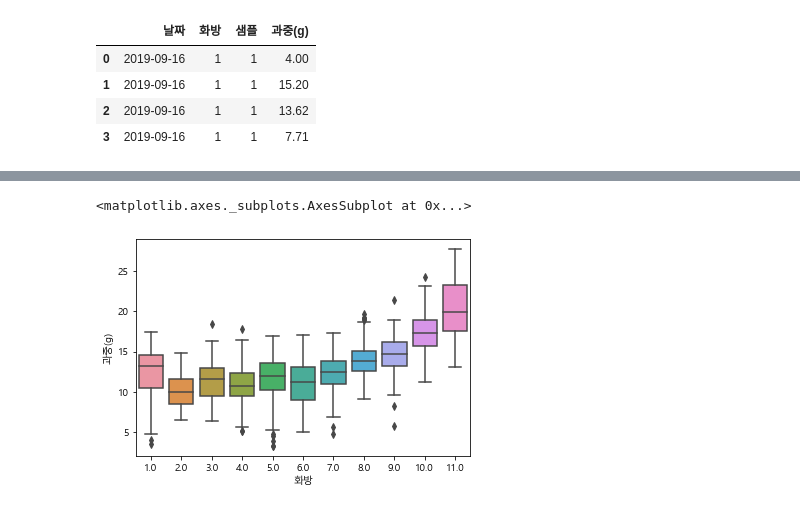
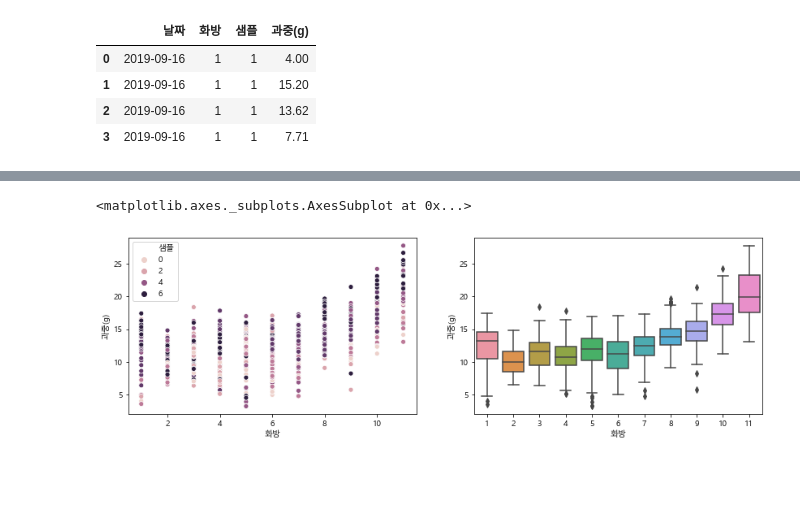
Before and after one commit to meucham11/nong_intern, a Jupyter notebook: 방울토마토/1920/아리울.ipynb, the cells around one changed output, grey strips where cells are left out. Saved outputs shown, nothing was run; the diff lists cells and outputs as text; code cells hidden in the pictures; blank space fills up the shorter version.

```diff
--- a/방울토마토/1920/아리울.ipynb
+++ b/방울토마토/1920/아리울.ipynb
@@ -1079,5 +1057,9 @@ sns.scatterplot(data=harvest_weight, x = '화방',y='과중(g)',hue='샘플')
-# %%
-sns.boxplot(data=harvest_weight, x = '화방',y='과중(g)')
-# %% [output]
-<matplotlib.axes._subplots.AxesSubplot at 0x...>
-[figure, removed]
+# %%
+
+figure, ((ax1,ax2)) = plt.subplots(nrows=1, ncols=2,figsize=(14,4))
+
+sns.scatterplot(data=harvest_weight, x = '화방',y='과중(g)',hue='샘플',ax=ax1)
+sns.boxplot(data=harvest_weight, x = '화방',y='과중(g)',ax=ax2)
+# %% [output]
+<matplotlib.axes._subplots.AxesSubplot at 0x...>
+[figure, added]
```
Also changed, not shown: parts of 11 cells of this notebook.
